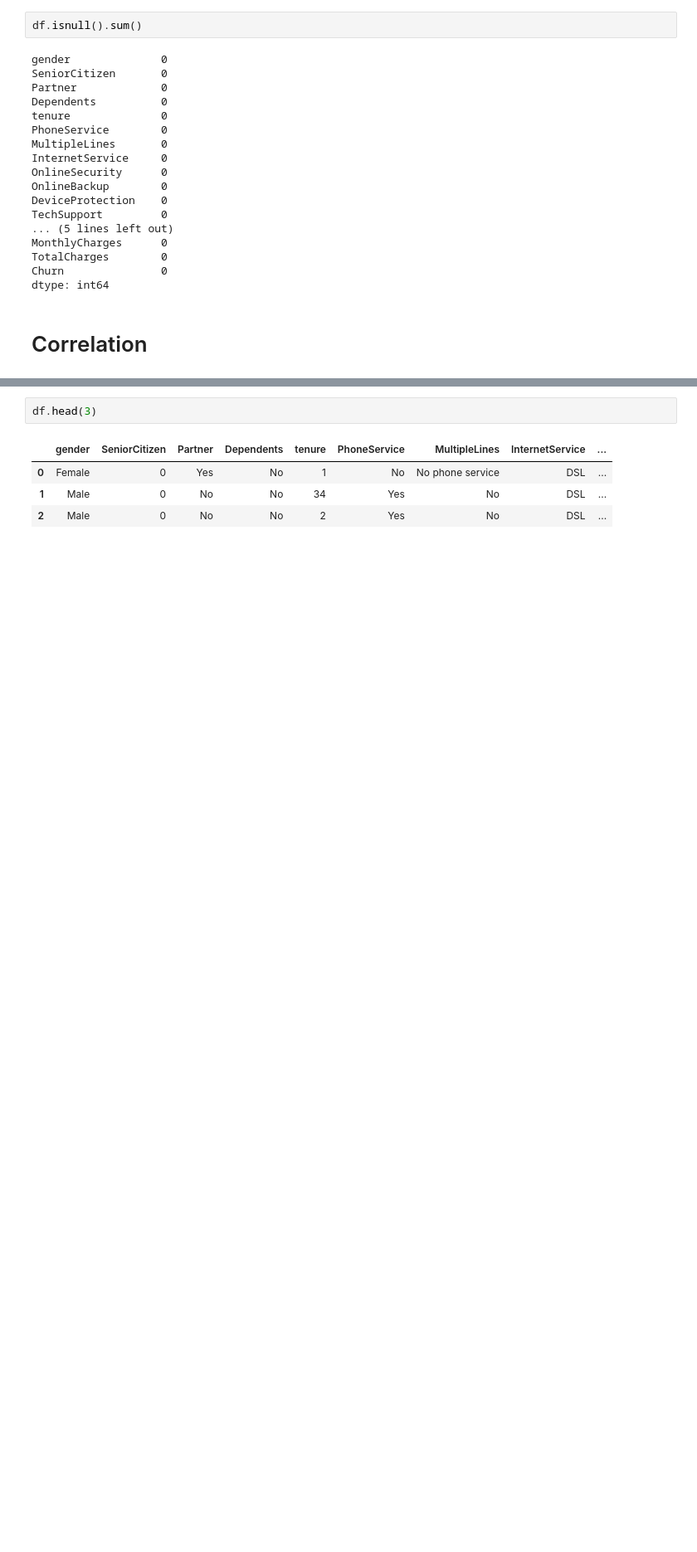
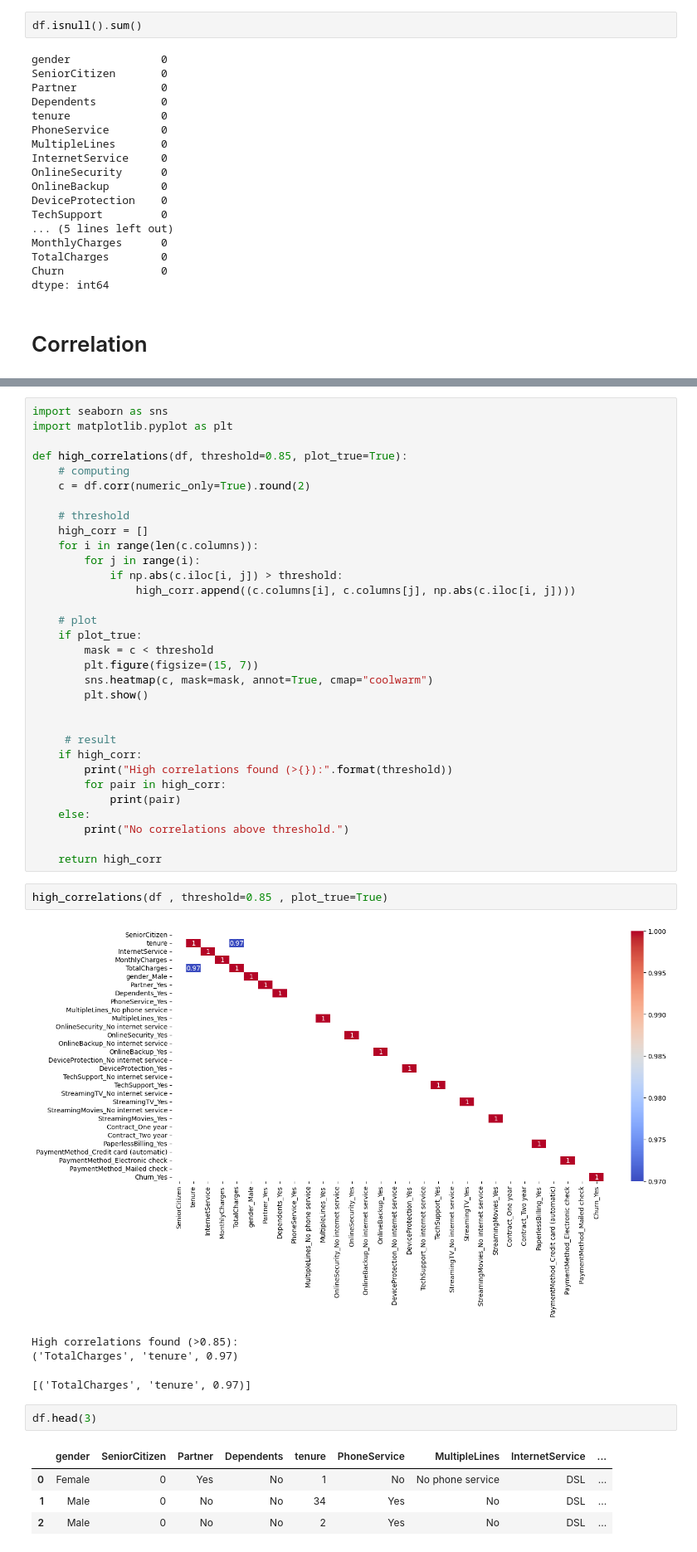
Before and after one commit to Amirhosseinzandi-web/preprocessing-and-feature-engineering-, a Jupyter notebook: preprocessing & feature_engineering.ipynb, the cells around one changed output, grey strips where cells are left out. Shown: that part at 83% size. Drawn from its saved outputs; the diff is of its cells as text; blank space fills up the shorter version.

```diff
--- a/preprocessing & feature_engineering.ipynb
+++ b/preprocessing & feature_engineering.ipynb
@@ -165,3 +162,42 @@ sns.heatmap(c , annot=True , cmap="coolwarm")
+# %%
+import seaborn as sns
+import matplotlib.pyplot as plt
+
+def high_correlations(df, threshold=0.85, plot_true=True):
+    # computing
+    c = df.corr(numeric_only=True).round(2)
+
+    # threshold
+    high_corr = []
+    for i in range(len(c.columns)):
+        for j in range(i):
+            if np.abs(c.iloc[i, j]) > threshold:
+                high_corr.append((c.columns[i], c.columns[j], np.abs(c.iloc[i, j])))
+
+    # plot
+    if plot_true:
+        mask = c < threshold
+        plt.figure(figsize=(15, 7))
+        sns.heatmap(c, mask=mask, annot=True, cmap="coolwarm")
+        plt.show()
+
+
+     # result
+    if high_corr:
+        print("High correlations found (>{}):".format(threshold))
+        for pair in high_corr:
+            print(pair)
+    else:
+        print("No correlations above threshold.")
+
+    return high_corr
+# %%
+high_correlations(df , threshold=0.85 , plot_true=True)
+# %% [output]
+[figure, added]
+High correlations found (>0.85):
+('TotalCharges', 'tenure', 0.97)
+[('TotalCharges', 'tenure', 0.97)]
 # %%
 df.head(3)
 # %% [output]
```
Also changed, not shown: parts of 7 cells of this notebook.
